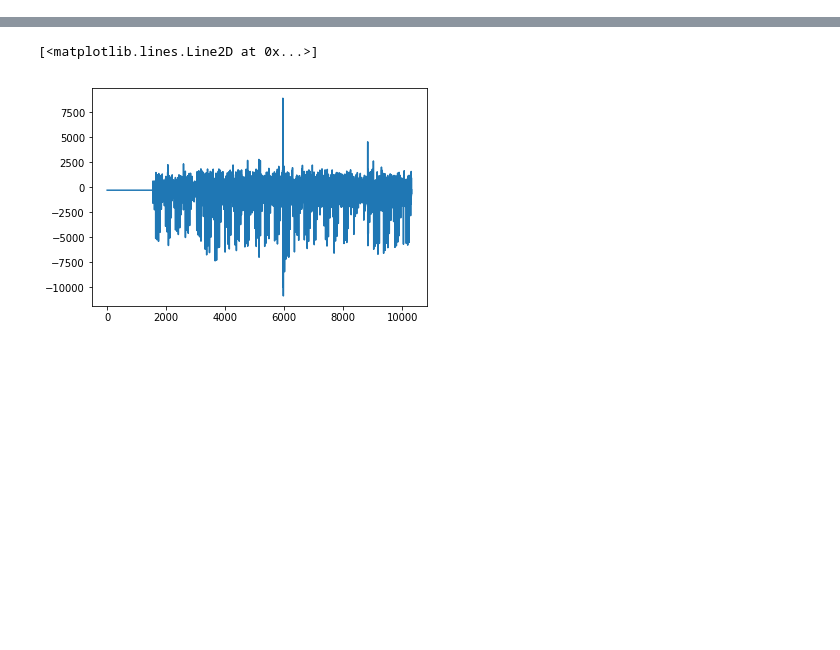
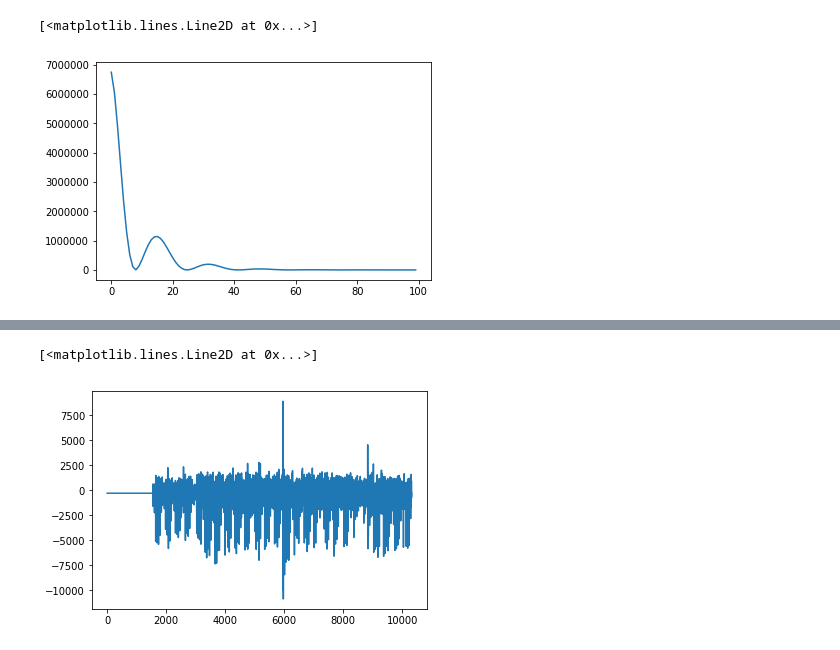
Before and after one commit to Abdul-Rehman-Liaqat/AnomalyDetection, a Jupyter notebook: code/code/predictionNn.ipynb, the cells around one changed output, grey strips where cells are left out. Saved outputs shown, nothing was run; the diff lists cells and outputs as text; code cells hidden in the pictures; blank space fills up the shorter version.

Commit message:
analyze prediction based fully connected network anomaly detection

```diff
--- a/code/code/predictionNn.ipynb
+++ b/code/code/predictionNn.ipynb
@@ -49,3 +10,0 @@ _________________________________________________________________
-# %%
-nb_epoch = 20
-df = train_prediction_based_models(df,model,window_size,nb_epoch)
@@ -71,0 +11,6 @@ KeyboardInterrupt:
+# %%
+nb_features = 1
+window_size = 20
+input_shape = (window_size,)
+model = predictionNn(input_shape)
+probation_period = 750 if(len(df)>=5000) else int(0.15*len(df))
@@ -71,0 +29,19 @@ KeyboardInterrupt:
+# %%
+original_df = df
+# %%
+end_point = 800
+df = original_df.iloc[0:end_point]
+nb_epoch = 100
+error_prediction = []
+convergence_history = []
+for i in np.arange(input_shape[0]+1,end_point):
+    X_input = df["value"].values[i-(1+input_shape[0]):i-1].reshape((1,)+input_shape)
+    Y_input = df["value"].values[i].reshape((1,1))
+    history = model.fit(X_input,Y_input , nb_epoch=nb_epoch, verbose=0)
+    error_prediction.append((model.predict(X_input) -Y_input)[0][0])
+    convergence_history.append(history.history)
+#        print(i)
+temp_no_error = [0]*(input_shape[0]+1)
+error_prediction = temp_no_error + error_prediction
+#error_prediction[0:probation_period] = [0]*probation_period
+df['anomaly_score'] = error_prediction
@@ -71,0 +57,8 @@ KeyboardInterrupt:
+# %%
+plt.plot(convergence_history[-1]['loss'])
+#plt.plot(convergence_history[-2]['loss'])
+#plt.plot(convergence_history[-3]['loss'])
+#plt.plot(convergence_history[-4]['loss'])
+# %% [output]
+[<matplotlib.lines.Line2D at 0x...>]
+[figure, added]
```
Also changed, not shown: parts of 7 cells of this notebook, 1 other file.
